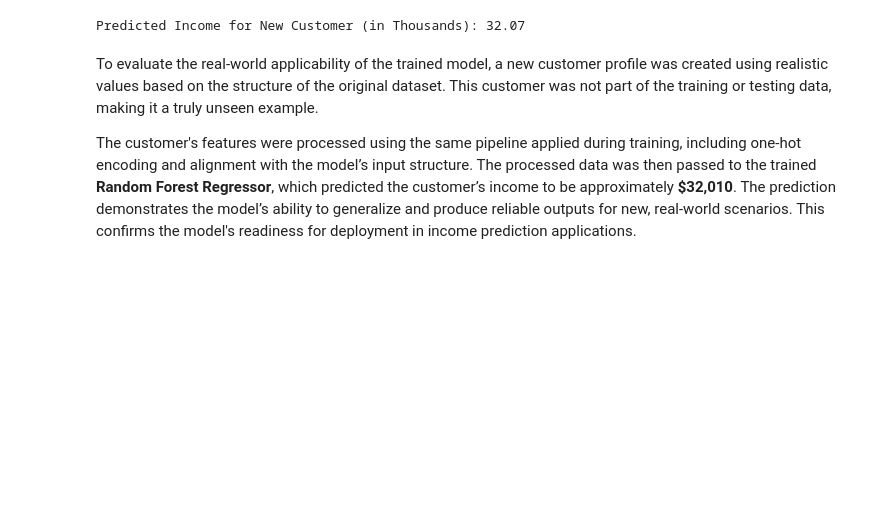
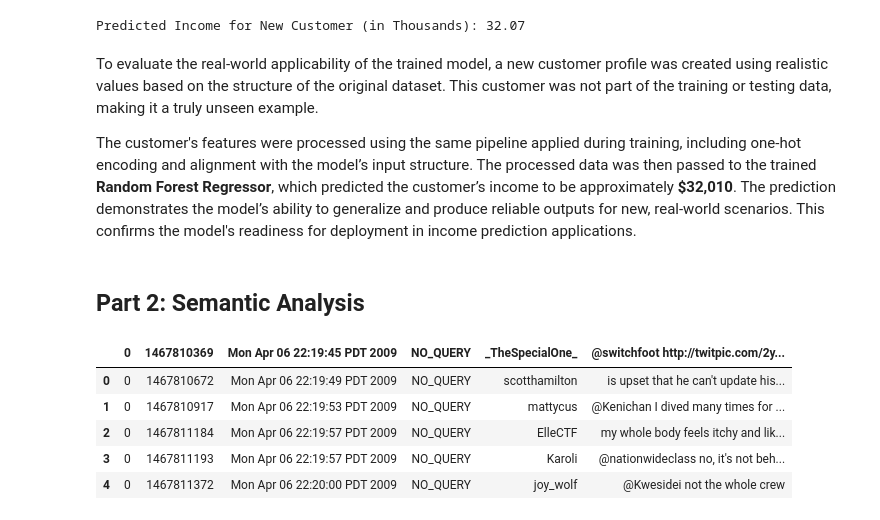
Before and after one commit to Ahmad-385/Income-prediction-Sentiment-analysis, a Jupyter notebook: ML-CA2.ipynb, the cells around one changed output. Cells and saved outputs as stored; diff of their text form; code cells hidden in the pictures; blank space fills up the shorter version.

Commit message:
Started semantic analysis: imported libs and loaded tweet dataset

```diff
--- a/ML-CA2.ipynb
+++ b/ML-CA2.ipynb
@@ -854,3 +854,5 @@ To evaluate the real-world applicability of the trained model, a new customer pr
 
 The customer's features were processed using the same pipeline applied during training, including one-hot encoding and alignment with the model’s input structure. The processed data was then passed to the trained **Random Forest Regressor**, which predicted the customer’s income to be approximately **$32,010**.
 The prediction demonstrates the model’s ability to generalize and produce reliable outputs for new, real-world scenarios. This confirms the model's readiness for deployment in income prediction applications.
+# %% [markdown]
+## Part 2: Semantic Analysis
@@ -856,0 +866,14 @@ The prediction demonstrates the model’s ability to generalize and produce reli
+# %%
+
+# Load the dataset
+df = pd.read_csv('training.1600000.processed.noemoticon.csv', encoding='latin-1')
+
+# Display the first few rows
+df.head()
+# %% [output]
+|  | 0 | 1467810369 | Mon Apr 06 22:19:45 PDT 2009 | NO_QUERY | _TheSpecialOne_ | @switchfoot http://twitpic.com/2y... |
+| 0 | 0 | 1467810672 | Mon Apr 06 22:19:49 PDT 2009 | NO_QUERY | scotthamilton | is upset that he can't update his... |
+| 1 | 0 | 1467810917 | Mon Apr 06 22:19:53 PDT 2009 | NO_QUERY | mattycus | @Kenichan I dived many times for ... |
+| 2 | 0 | 1467811184 | Mon Apr 06 22:19:57 PDT 2009 | NO_QUERY | ElleCTF | my whole body feels itchy and lik... |
+| 3 | 0 | 1467811193 | Mon Apr 06 22:19:57 PDT 2009 | NO_QUERY | Karoli | @nationwideclass no, it's not beh... |
+| 4 | 0 | 1467811372 | Mon Apr 06 22:20:00 PDT 2009 | NO_QUERY | joy_wolf | @Kwesidei not the whole crew |
```
Also changed, not shown: parts of 2 cells of this notebook.
